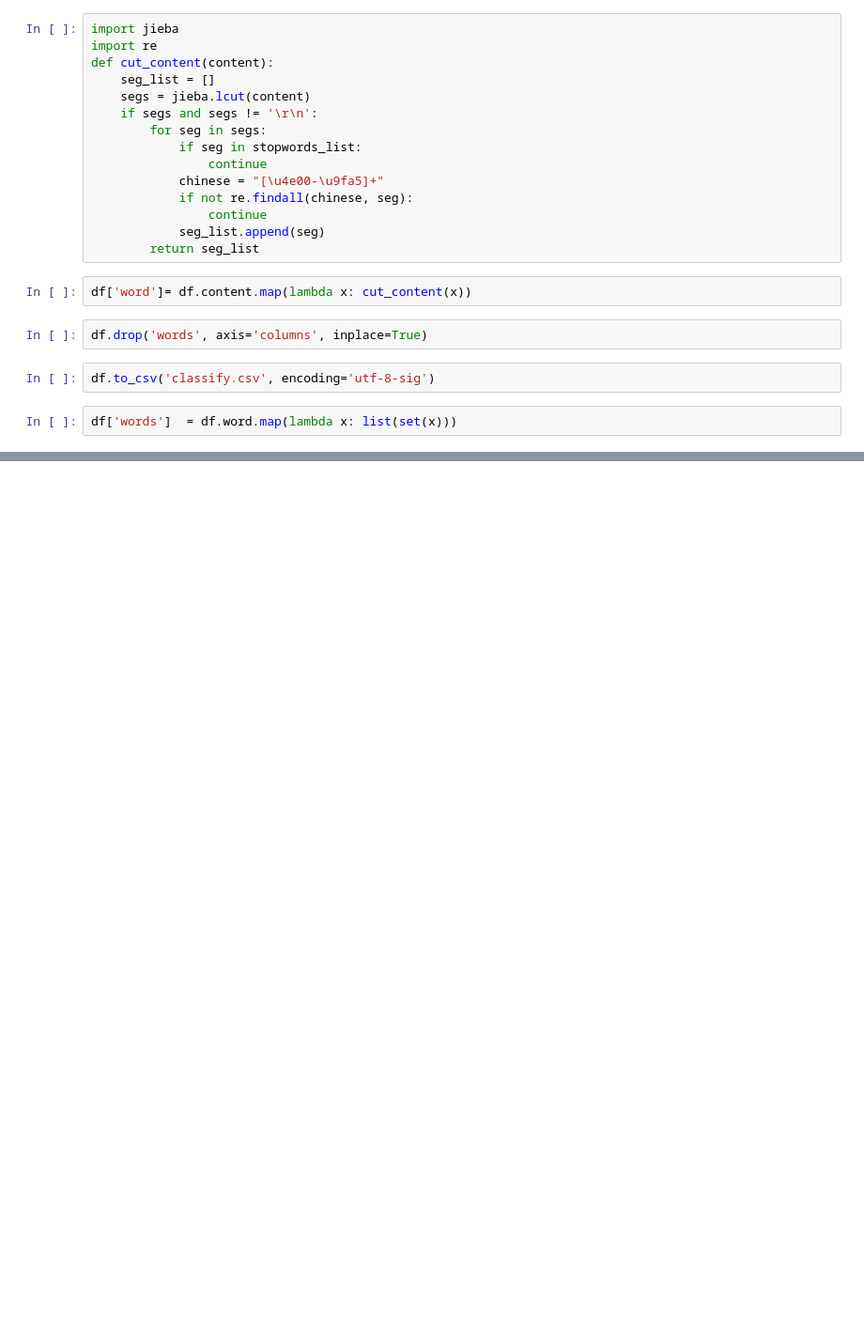
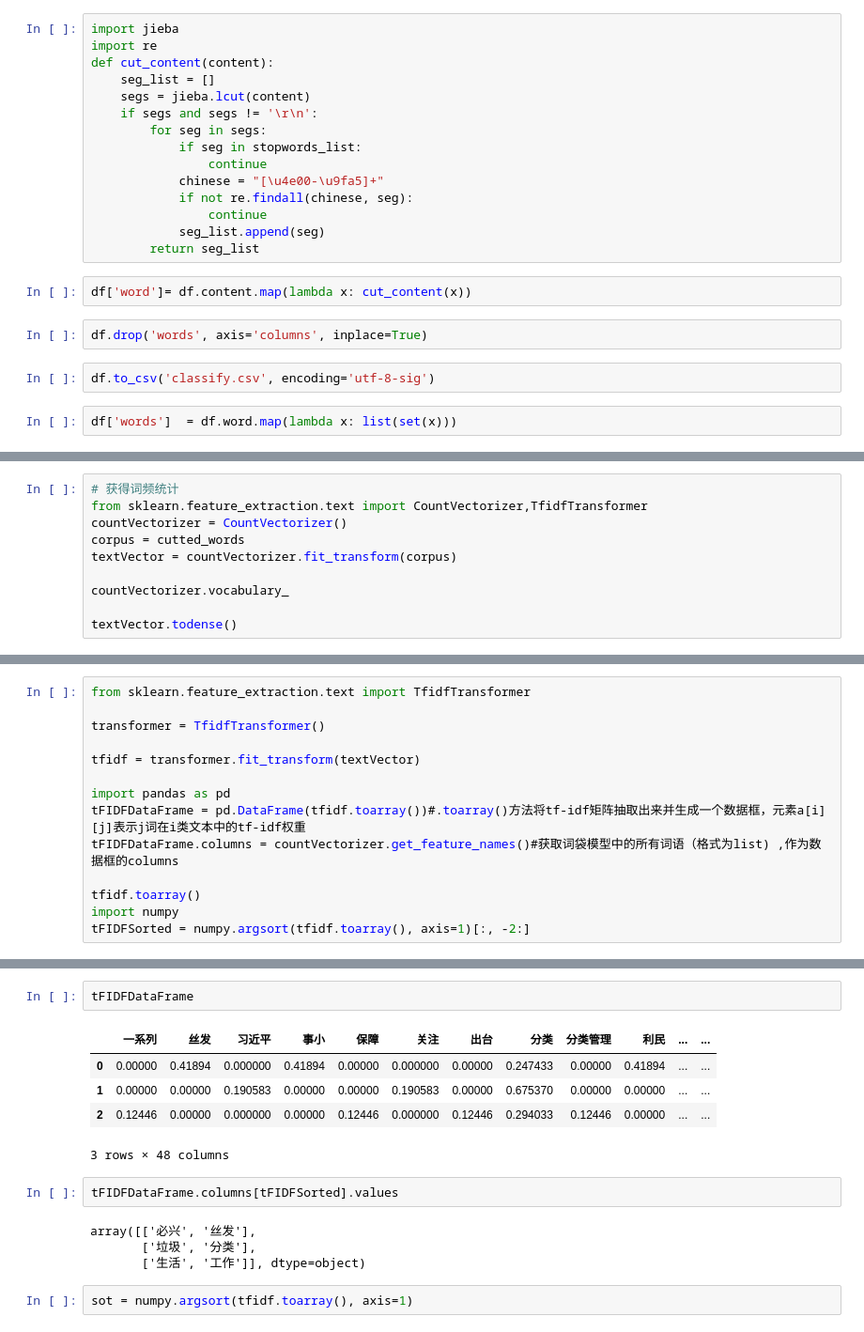
Before and after one commit to birdflyinhigh/ai-nlp, a Jupyter notebook: udemy_nlp_course/06_新闻分类任务实战/52_a_新闻数据和任务简介.ipynb, the cells around one changed output, grey strips where cells are left out. Shown at 94% size. Drawn from its saved outputs; the diff is of its cells as text; blank space fills up the shorter version.

```diff
--- a/udemy_nlp_course/06_新闻分类任务实战/52_a_新闻数据和任务简介.ipynb
+++ b/udemy_nlp_course/06_新闻分类任务实战/52_a_新闻数据和任务简介.ipynb
@@ -79,0 +201,10 @@ df.tail()
+# %%
+# 获得词频统计
+from sklearn.feature_extraction.text import CountVectorizer,TfidfTransformer
+countVectorizer = CountVectorizer()
+corpus = cutted_words
+textVector = countVectorizer.fit_transform(corpus)
+
+countVectorizer.vocabulary_
+
+textVector.todense()
@@ -79,0 +221,14 @@ df.tail()
+# %%
+from sklearn.feature_extraction.text import TfidfTransformer
+
+transformer = TfidfTransformer()
+
+tfidf = transformer.fit_transform(textVector)
+
+import pandas as pd
+tFIDFDataFrame = pd.DataFrame(tfidf.toarray())#.toarray()方法将tf-idf矩阵抽取出来并生成一个数据框，元素a[i][j]表示j词在i类文本中的tf-idf权重
+tFIDFDataFrame.columns = countVectorizer.get_feature_names()#获取词袋模型中的所有词语（格式为list) ,作为数据框的columns
+
+tfidf.toarray()
+import numpy
+tFIDFSorted = numpy.argsort(tfidf.toarray(), axis=1)[:, -2:]
@@ -79,0 +253,16 @@ df.tail()
+# %%
+tFIDFDataFrame
+# %% [output]
+|  | 一系列 | 丝发 | 习近平 | 事小 | 保障 | 关注 | 出台 | 分类 | 分类管理 | 利民 | ... | ... |
+| 0 | 0.00000 | 0.41894 | 0.000000 | 0.41894 | 0.00000 | 0.000000 | 0.00000 | 0.247433 | 0.00000 | 0.41894 | ... | ... |
+| 1 | 0.00000 | 0.00000 | 0.190583 | 0.00000 | 0.00000 | 0.190583 | 0.00000 | 0.675370 | 0.00000 | 0.00000 | ... | ... |
+| 2 | 0.12446 | 0.00000 | 0.000000 | 0.00000 | 0.12446 | 0.000000 | 0.12446 | 0.294033 | 0.12446 | 0.00000 | ... | ... |
+3 rows × 48 columns
+# %%
+tFIDFDataFrame.columns[tFIDFSorted].values
+# %% [output]
+array([['必兴', '丝发'],
+       ['垃圾', '分类'],
+       ['生活', '工作']], dtype=object)
+# %%
+sot = numpy.argsort(tfidf.toarray(), axis=1)
```
Also changed, not shown: parts of 15 cells of this notebook, 4 other files.
